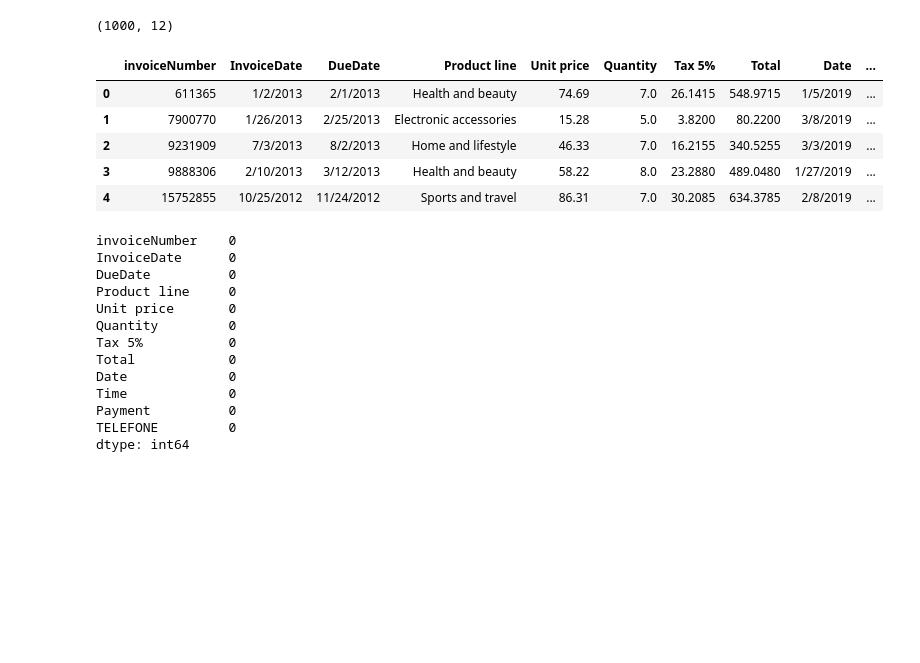
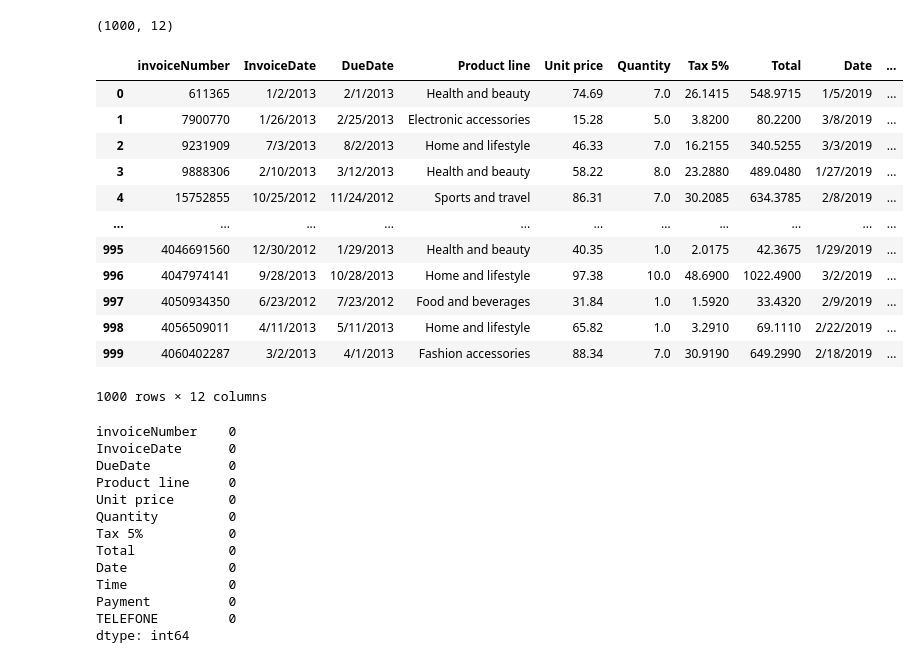
Before and after one commit to Aarika13/OCR, a Jupyter notebook: ftrain.ipynb, the cells around one changed output. Drawn from its saved outputs; the diff is of its cells as text; code cells hidden in the pictures; blank space fills up the shorter version.

```diff
--- a/ftrain.ipynb
+++ b/ftrain.ipynb
@@ -129,11 +129,18 @@ df.shape
 # %% [output]
 (1000, 12)
 # %%
-df.head()
+df
 # %% [output]
 |  | invoiceNumber | InvoiceDate | DueDate | Product line | Unit price | Quantity | Tax 5% | Total | Date | ... |
 | 0 | 611365 | 1/2/2013 | 2/1/2013 | Health and beauty | 74.69 | 7.0 | 26.1415 | 548.9715 | 1/5/2019 | ... |
 | 1 | 7900770 | 1/26/2013 | 2/25/2013 | Electronic accessories | 15.28 | 5.0 | 3.8200 | 80.2200 | 3/8/2019 | ... |
 | 2 | 9231909 | 7/3/2013 | 8/2/2013 | Home and lifestyle | 46.33 | 7.0 | 16.2155 | 340.5255 | 3/3/2019 | ... |
 | 3 | 9888306 | 2/10/2013 | 3/12/2013 | Health and beauty | 58.22 | 8.0 | 23.2880 | 489.0480 | 1/27/2019 | ... |
 | 4 | 15752855 | 10/25/2012 | 11/24/2012 | Sports and travel | 86.31 | 7.0 | 30.2085 | 634.3785 | 2/8/2019 | ... |
+| ... | ... | ... | ... | ... | ... | ... | ... | ... | ... | ... |
+| 995 | 4046691560 | 12/30/2012 | 1/29/2013 | Health and beauty | 40.35 | 1.0 | 2.0175 | 42.3675 | 1/29/2019 | ... |
+| 996 | 4047974141 | 9/28/2013 | 10/28/2013 | Home and lifestyle | 97.38 | 10.0 | 48.6900 | 1022.4900 | 3/2/2019 | ... |
+| 997 | 4050934350 | 6/23/2012 | 7/23/2012 | Food and beverages | 31.84 | 1.0 | 1.5920 | 33.4320 | 2/9/2019 | ... |
+| 998 | 4056509011 | 4/11/2013 | 5/11/2013 | Home and lifestyle | 65.82 | 1.0 | 3.2910 | 69.1110 | 2/22/2019 | ... |
+| 999 | 4060402287 | 3/2/2013 | 4/1/2013 | Fashion accessories | 88.34 | 7.0 | 30.9190 | 649.2990 | 2/18/2019 | ... |
+1000 rows × 12 columns
```
Also changed, not shown: parts of 1 cell of this notebook, 27 other files.
